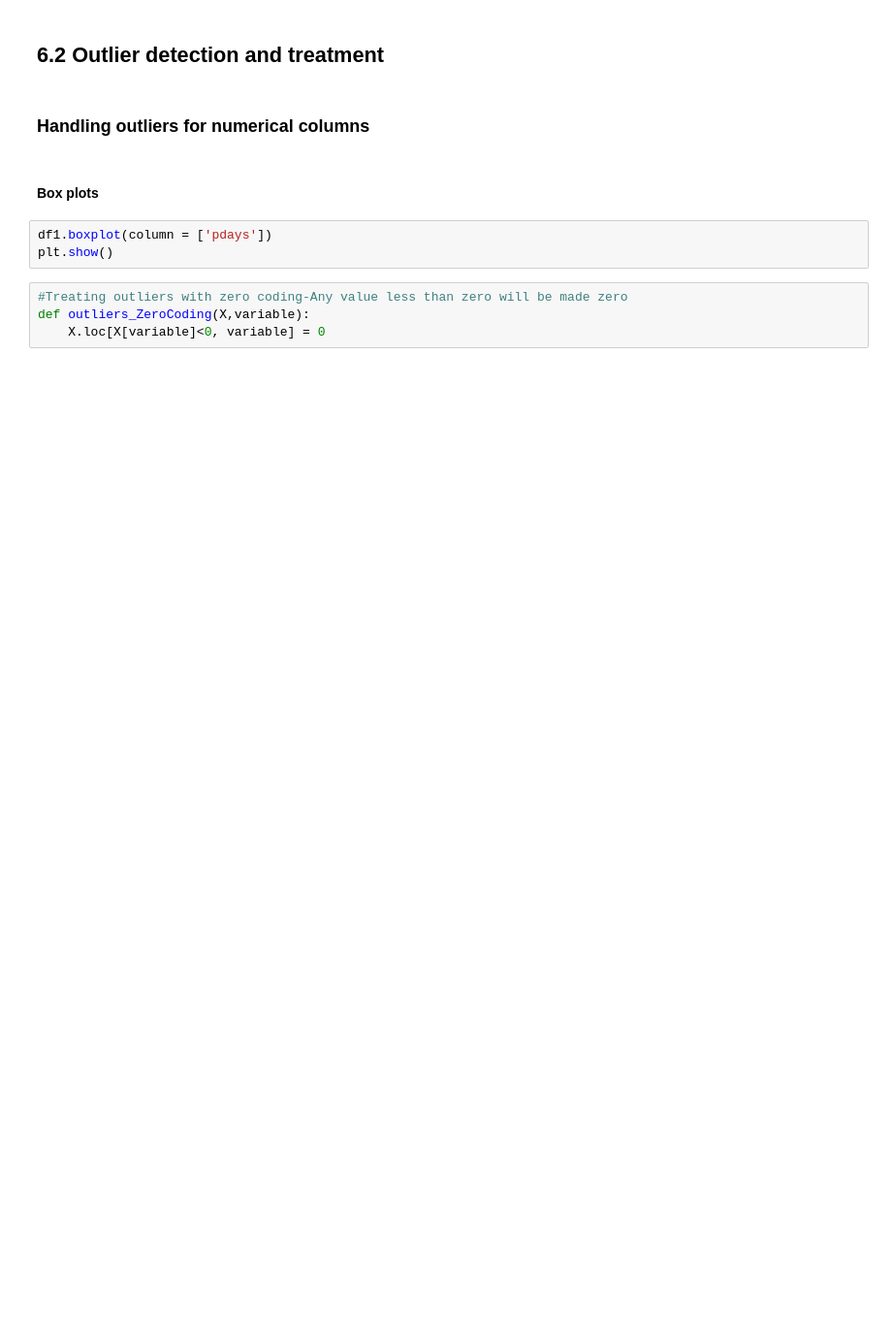
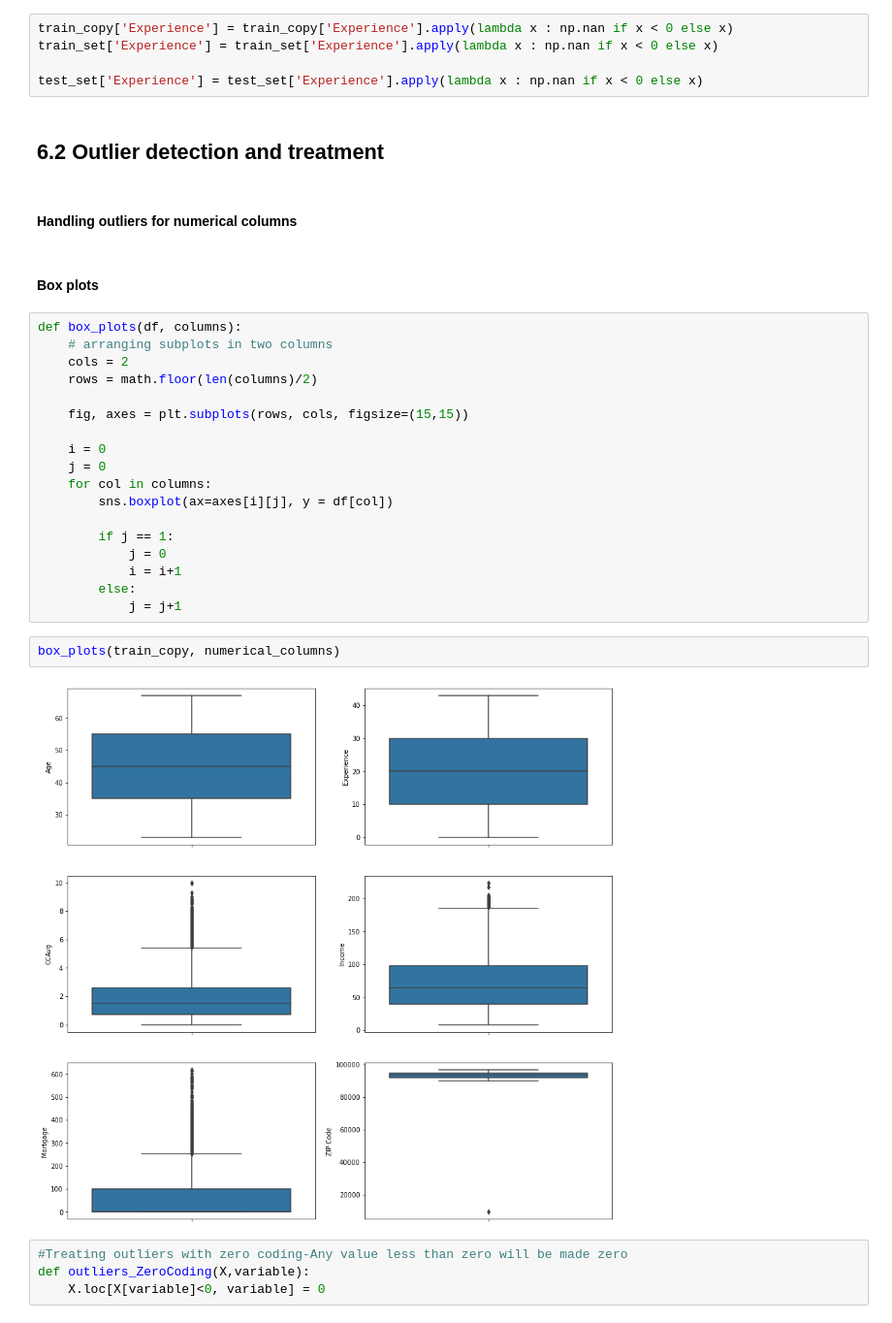
Before and after one commit to shubh1608/Jupyter-Notebook-Template, a Jupyter notebook: notebok_template.ipynb, the cells around one changed output. Shown at 97% size. Saved outputs shown, nothing was run; the diff lists cells and outputs as text; blank space fills up the shorter version.

Commit message:
executed outlier detection code with the sample dataset, made correction whereever needed.

```diff
--- a/notebok_template.ipynb
+++ b/notebok_template.ipynb
@@ -525,12 +543,36 @@ for cols in categorical_columns:
+# %%
+train_copy['Experience'] = train_copy['Experience'].apply(lambda x : np.nan if x < 0 else x)
+train_set['Experience'] = train_set['Experience'].apply(lambda x : np.nan if x < 0 else x)
+
+test_set['Experience'] = test_set['Experience'].apply(lambda x : np.nan if x < 0 else x)
 # %% [markdown]
 ## 6.2 Outlier detection and treatment
 # %% [markdown]
-### Handling outliers for numerical columns
+#### Handling outliers for numerical columns
 # %% [markdown]
 #### Box plots
-# %%
-df1.boxplot(column = ['pdays'])
-plt.show()
+# %%
+def box_plots(df, columns):
+    # arranging subplots in two columns
+    cols = 2
+    rows = math.floor(len(columns)/2)
+
+    fig, axes = plt.subplots(rows, cols, figsize=(15,15))
+
+    i = 0
+    j = 0
+    for col in columns:
+        sns.boxplot(ax=axes[i][j], y = df[col])
+
+        if j == 1:
+            j = 0
+            i = i+1
+        else:
+            j = j+1
+# %%
+box_plots(train_copy, numerical_columns)
+# %% [output]
+[figure, added]
 # %%
 #Treating outliers with zero coding-Any value less than zero will be made zero
 def outliers_ZeroCoding(X,variable):
```
Also changed, not shown: parts of 39 cells of this notebook.
